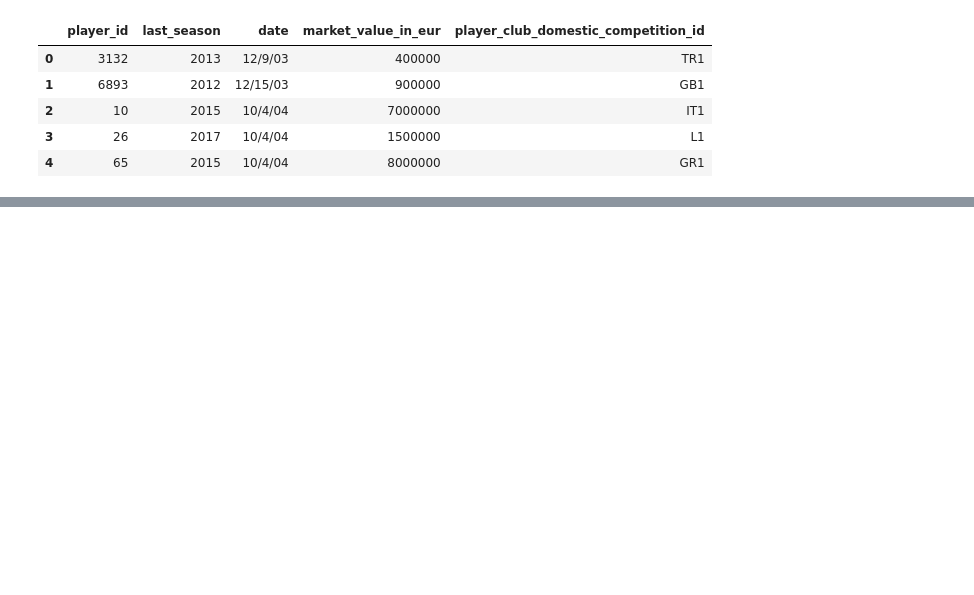
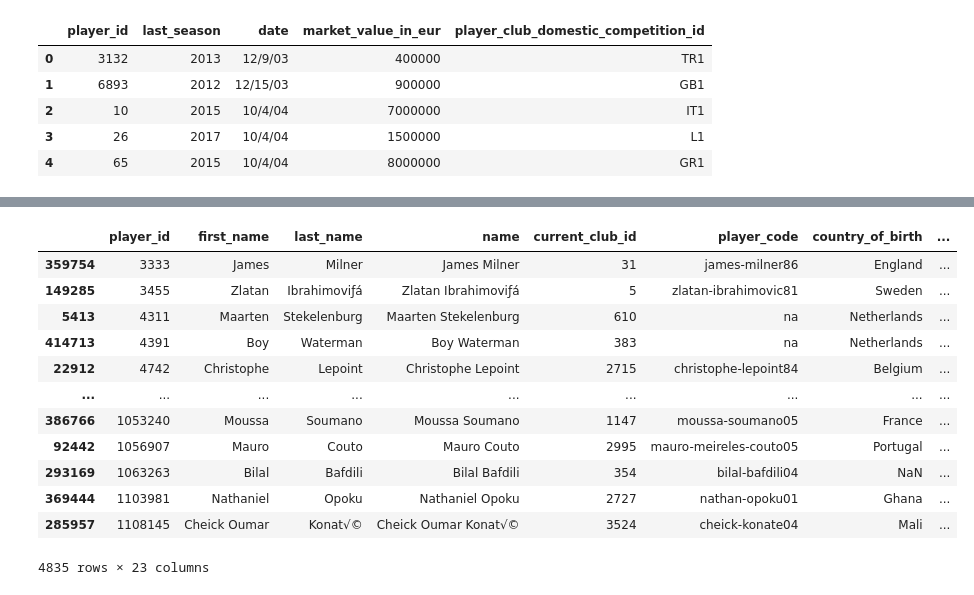
Before and after one commit to gradaelli7/European-Soccer-Trade-Machine, a Jupyter notebook: player_valuations_preprocess.ipynb, the cells around one changed output, grey strips where cells are left out. Cells and saved outputs as stored; diff of their text form; code cells hidden in the pictures; blank space fills up the shorter version.

```diff
--- a/player_valuations_preprocess.ipynb
+++ b/player_valuations_preprocess.ipynb
@@ -54,0 +101,13 @@ new
+# %%
+from fuzzywuzzy import fuzz
+
+def team_lookup(name, name_list):
+    max_score = 0
+    name_to_ret = ''
+    for team in name_list:
+        temp_score = fuzz.ratio(name, team)
+        if temp_score > max_score:
+            max_score = temp_score
+            name_to_ret = team
+
+    return name_to_ret
@@ -55,2 +144,43 @@ new
+# %%
+players = pd.read_csv('player_data_2023.csv')
+pl = list(players['player_code'].unique())
+pn = list(new['player_code'])
+
+new_pl = pl
+new_pn = pn.copy()
+for i in range(len(pn) - 1, -1, -1):
+    name = pn[i]
+    np = team_lookup(name, pl)
+    if name == np:
+        del pn[i]
+        pl = list(filter(lambda x: x!=name, pl))
+
+replacements = {}
+for name in pn:
+    np2 = team_lookup(name, pl)
+    squad_value = new[new['player_code'] == name]['Squad'].values[0]
+    check = players[players['player_code'] == np2]['Squad'].values[0]
+
+    if name[-2:] == np2[-2:] and squad_value == check:
+        replacements[name] = np2
+    else:
+        replacements[name] = 'na'
+
+new['player_code'] = new['player_code'].replace(replacements)
+new
+# %% [output]
+|  | player_id | first_name | last_name | name | current_club_id | player_code | country_of_birth | ... |
+| 359754 | 3333 | James | Milner | James Milner | 31 | james-milner86 | England | ... |
+| 149285 | 3455 | Zlatan | Ibrahimoviƒá | Zlatan Ibrahimoviƒá | 5 | zlatan-ibrahimovic81 | Sweden | ... |
+| 5413 | 4311 | Maarten | Stekelenburg | Maarten Stekelenburg | 610 | na | Netherlands | ... |
+| 414713 | 4391 | Boy | Waterman | Boy Waterman | 383 | na | Netherlands | ... |
+| 22912 | 4742 | Christophe | Lepoint | Christophe Lepoint | 2715 | christophe-lepoint84 | Belgium | ... |
+| ... | ... | ... | ... | ... | ... | ... | ... | ... |
+| 386766 | 1053240 | Moussa | Soumano | Moussa Soumano | 1147 | moussa-soumano05 | France | ... |
+| 92442 | 1056907 | Mauro | Couto | Mauro Couto | 2995 | mauro-meireles-couto05 | Portugal | ... |
+| 293169 | 1063263 | Bilal | Bafdili | Bilal Bafdili | 354 | bilal-bafdili04 | NaN | ... |
+| 369444 | 1103981 | Nathaniel | Opoku | Nathaniel Opoku | 2727 | nathan-opoku01 | Ghana | ... |
+| 285957 | 1108145 | Cheick Oumar | Konat√© | Cheick Oumar Konat√© | 3524 | cheick-konate04 | Mali | ... |
+4835 rows × 23 columns
 # %%
 new.to_csv('transfermarkt_data.csv')
```
Also changed, not shown: parts of 5 cells of this notebook, 1 other file.
